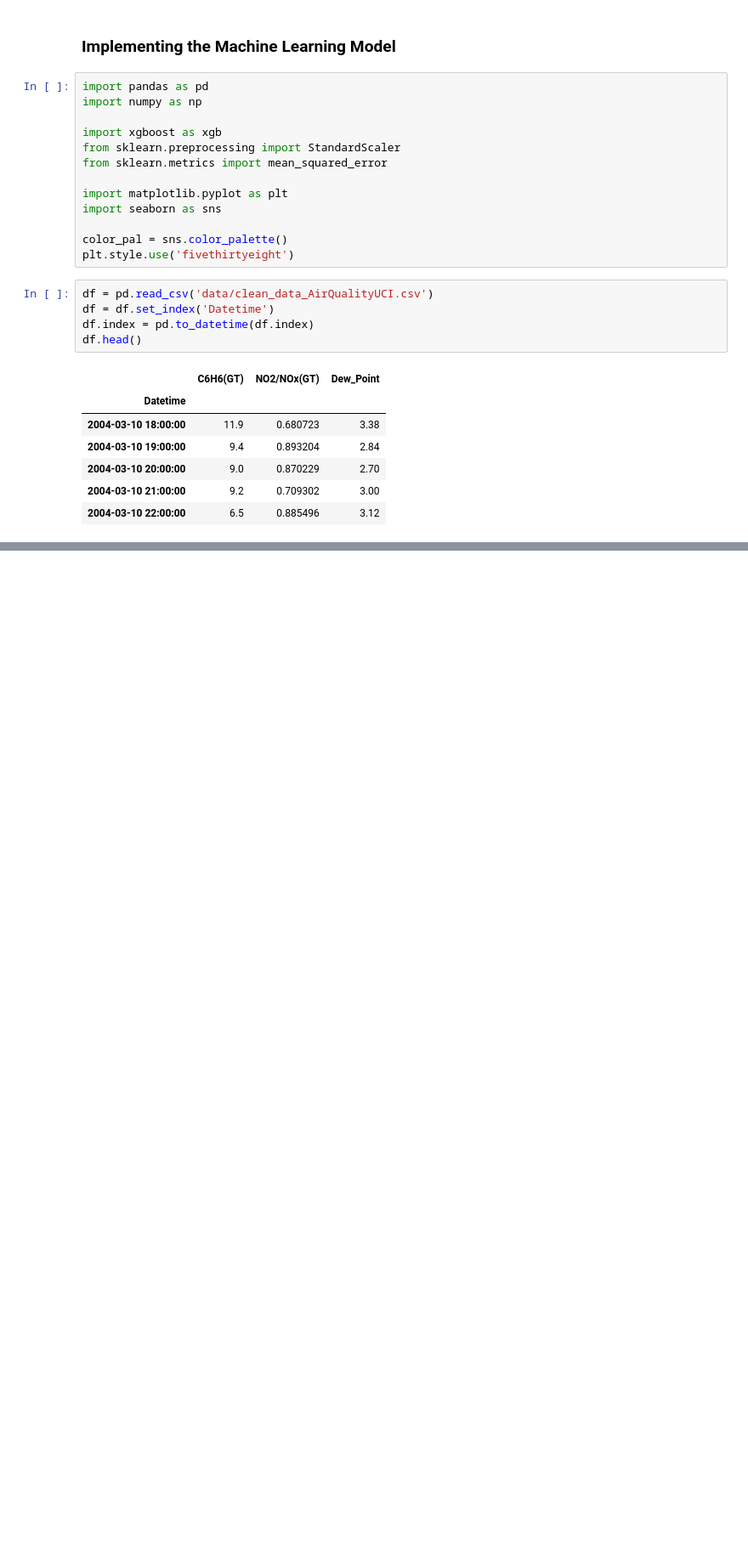
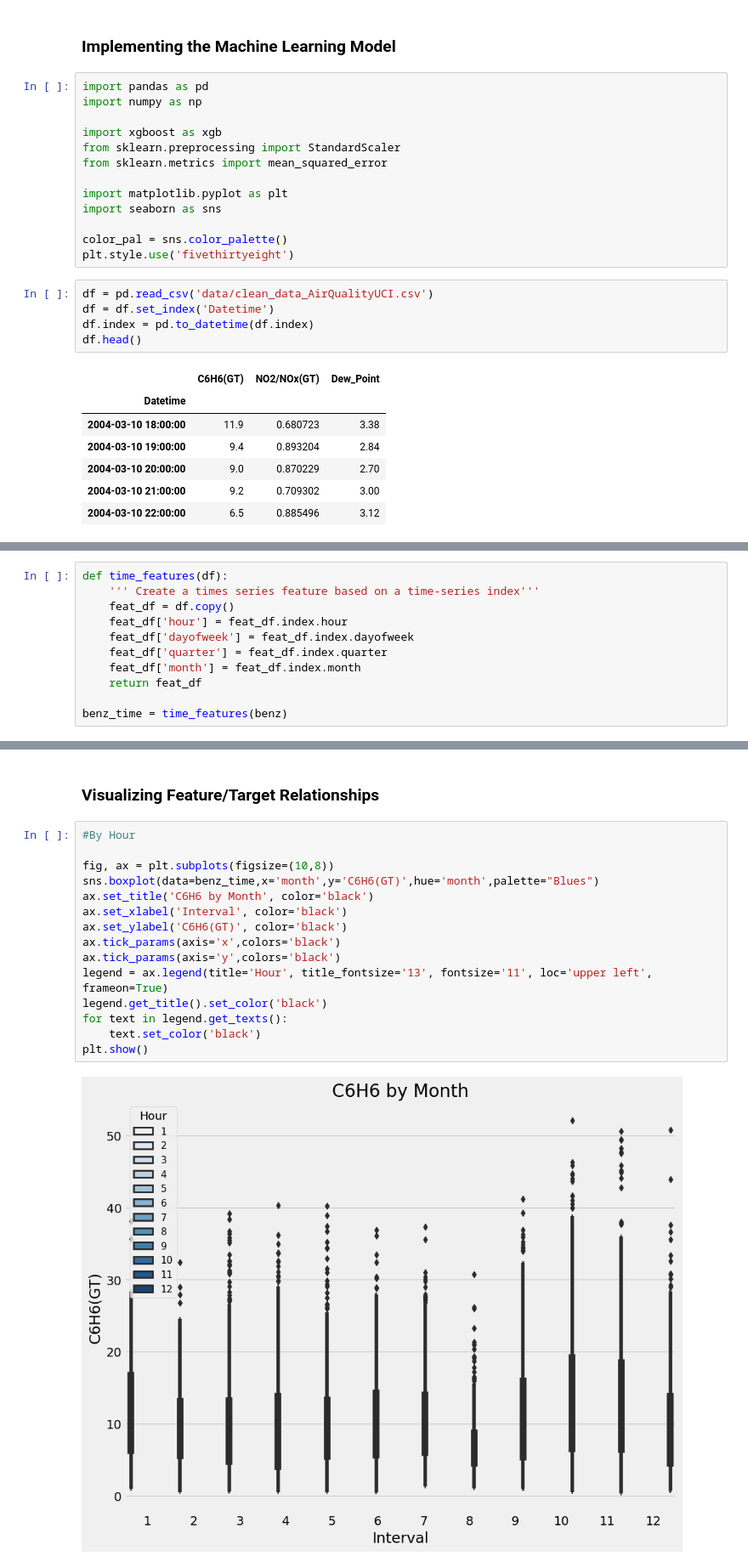
Before and after one commit to bryancastillo10/Machine-Learning-Projects, a Jupyter notebook: ml_air_quality.ipynb, the cells around one changed output, grey strips where cells are left out. Shown at 85% size. Cells and saved outputs as stored; diff of their text form; blank space fills up the shorter version.

```diff
--- a/ml_air_quality.ipynb
+++ b/ml_air_quality.ipynb
@@ -54,0 +68,11 @@ plt.show()
+# %%
+def time_features(df):
+    ''' Create a times series feature based on a time-series index'''
+    feat_df = df.copy()
+    feat_df['hour'] = feat_df.index.hour
+    feat_df['dayofweek'] = feat_df.index.dayofweek
+    feat_df['quarter'] = feat_df.index.quarter
+    feat_df['month'] = feat_df.index.month
+    return feat_df
+
+benz_time = time_features(benz)
@@ -54,0 +89,19 @@ plt.show()
+# %% [markdown]
+### Visualizing Feature/Target Relationships
+# %%
+#By Hour
+
+fig, ax = plt.subplots(figsize=(10,8))
+sns.boxplot(data=benz_time,x='month',y='C6H6(GT)',hue='month',palette="Blues")
+ax.set_title('C6H6 by Month', color='black')
+ax.set_xlabel('Interval', color='black')
+ax.set_ylabel('C6H6(GT)', color='black')
+ax.tick_params(axis='x',colors='black')
+ax.tick_params(axis='y',colors='black')
+legend = ax.legend(title='Hour', title_fontsize='13', fontsize='11', loc='upper left', frameon=True)
+legend.get_title().set_color('black')
+for text in legend.get_texts():
+    text.set_color('black')
+plt.show()
+# %% [output]
+[figure, added]
```
Also changed, not shown: parts of 16 cells of this notebook.
